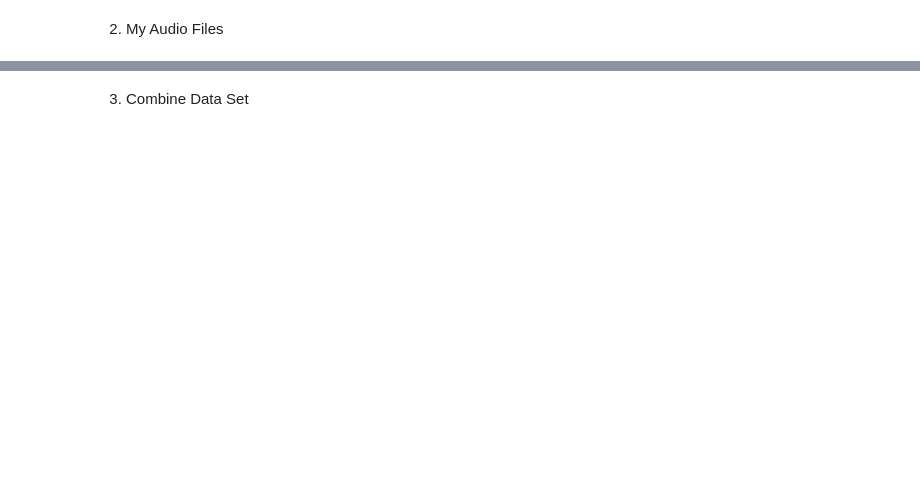
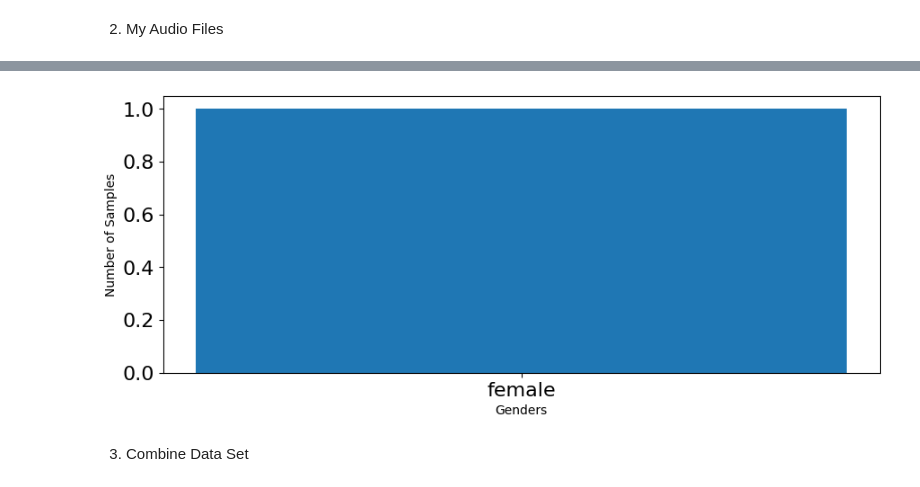
Before and after one commit to IAT-ExploringAI-2026/Week2-DataPreprocessing, a Jupyter notebook: Week 2.ipynb, the cells around one changed output, grey strips where cells are left out. Cells and saved outputs as stored; diff of their text form; code cells hidden in the pictures; blank space fills up the shorter version.

```diff
--- a/Week 2.ipynb
+++ b/Week 2.ipynb
@@ -815,3 +863,17 @@ array([1, 1, 1])
+# %%
+# plot gender
+plt.figure(figsize=(35,4))
+plt.subplot(1,3,1)
+#np.unique returns ordered list of unique elements and count of each element
+genders_list, count = np.unique(genders, return_counts=True)
+plt.bar(x=range(1), height=count)
+plt.xticks(ticks=range(1), labels = [gender for gender in genders_list],fontsize=10)
+plt.xlabel('Genders')
+plt.tick_params(labelsize=16)
+plt.ylabel('Number of Samples')
+plt.show()
+# %% [output]
+[figure, added]
 # %% [markdown]
 3. Combine Data Set
 # %%
```
Also changed, not shown: parts of 14 cells of this notebook.
